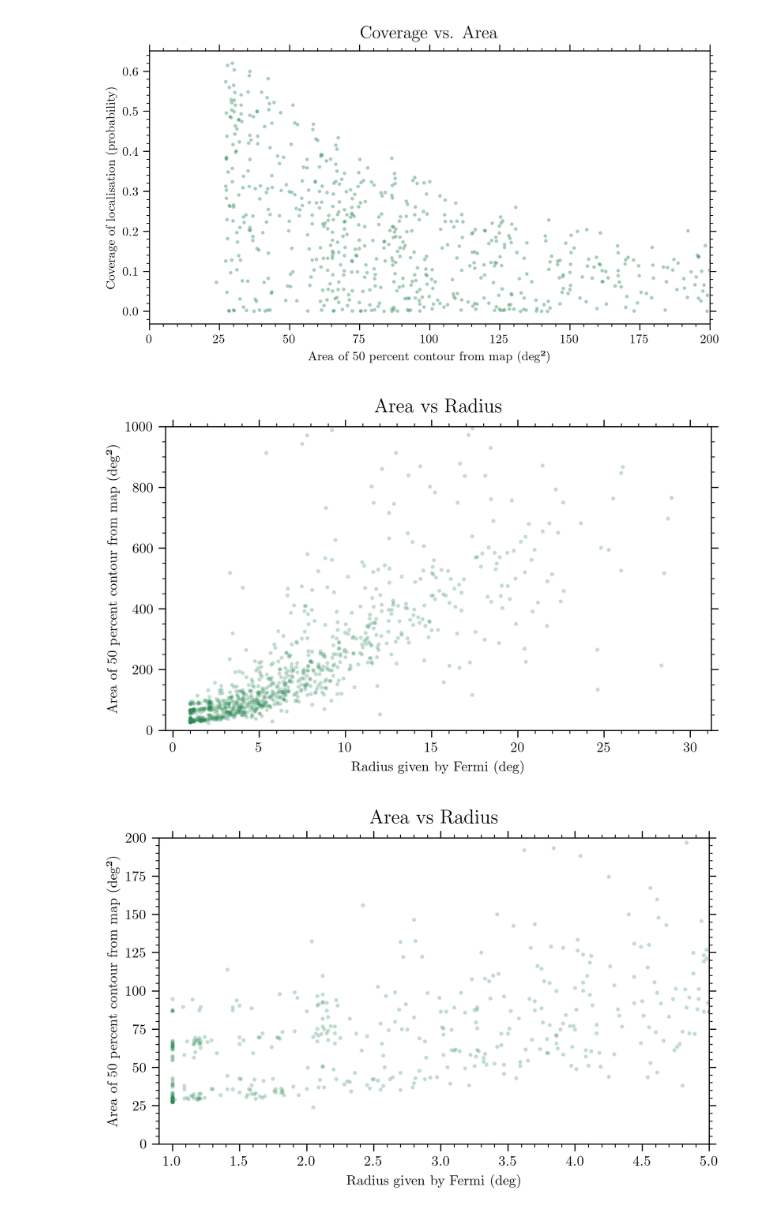
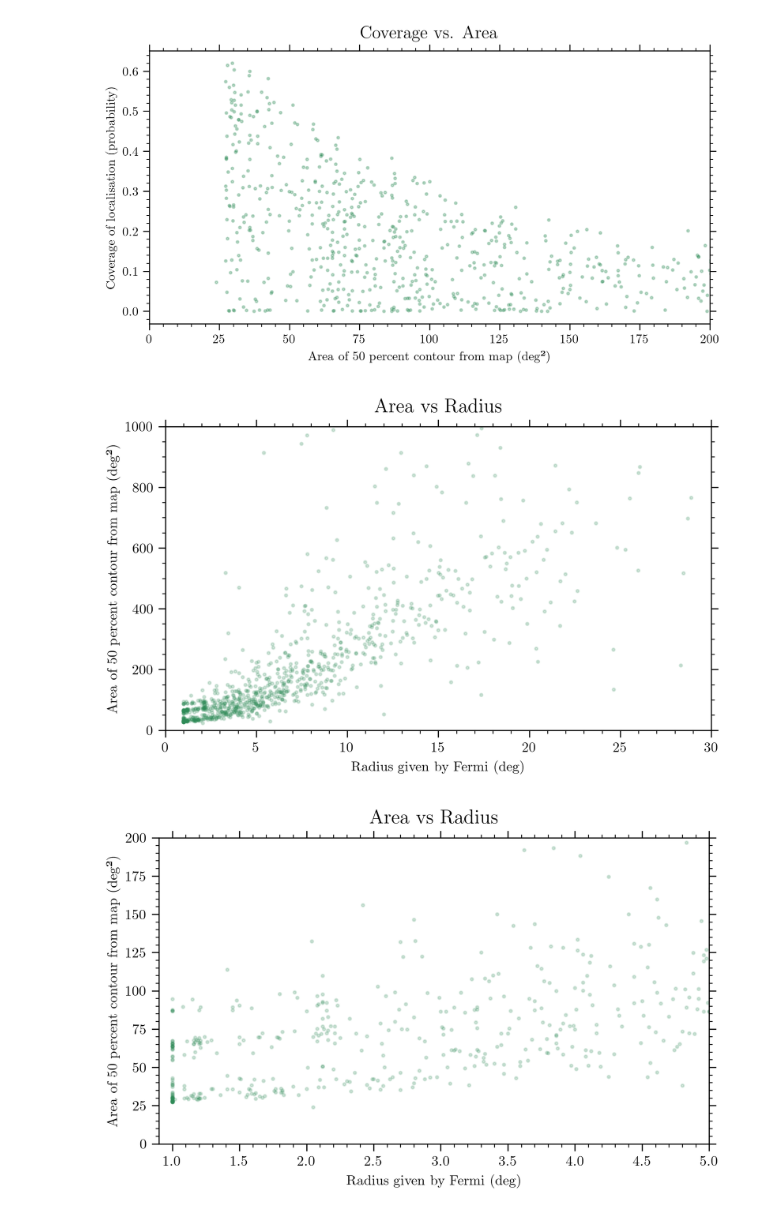
Before and after one commit to ravioli1369/fermi_grbs, a Jupyter notebook: stats.ipynb, the cells around one changed output. Cells and saved outputs as stored; diff of their text form; code cells hidden in the pictures.

```diff
--- a/stats.ipynb
+++ b/stats.ipynb
@@ -147,13 +147,14 @@ plt.show()
 # %%
 plt.figure(figsize=(7,4), dpi=300)
 plt.scatter(radius, area, s=4, color='seagreen', alpha=0.2)
 plt.xlabel("Radius given by Fermi (deg)")
 plt.ylabel("Area of 50 percent contour from map (deg²)")
 plt.title("Area vs Radius", fontsize=14, pad=10)
 plt.ylim(0,1000)
+plt.xlim(0,30)
 plt.show()
 # %% [output]
-[figure, old version]
+[figure, new version]
 # %%
 plt.figure(figsize=(7,4), dpi=300)
 plt.scatter(radius, area, s=4, color='seagreen', alpha=0.2)
```
Also changed, not shown: parts of 1 cell of this notebook, 1 other file.
